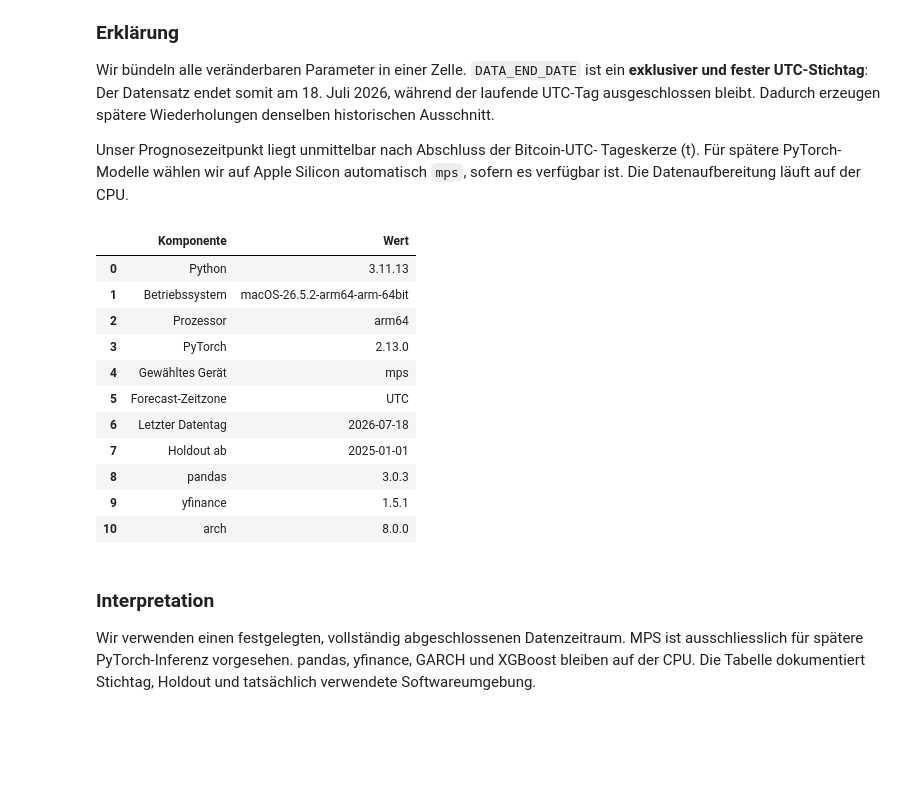
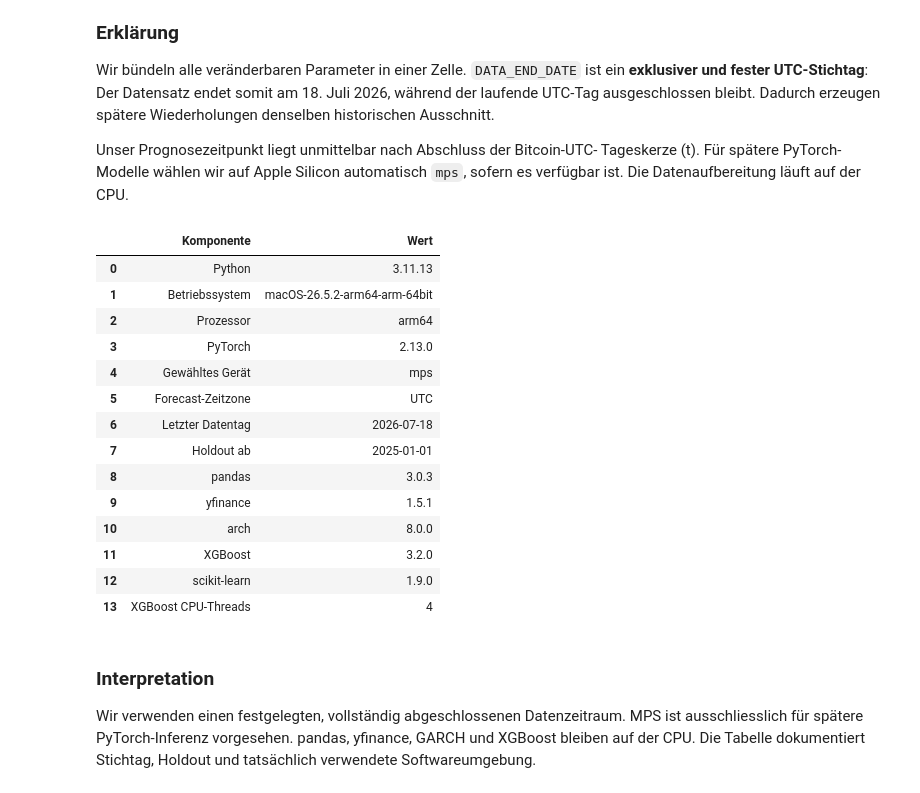
Before and after one commit to Steff72/CSP1, a Jupyter notebook: notebooks/bitcoin_volatility_forecasting.ipynb, the cells around one changed output. Saved outputs shown, nothing was run; the diff lists cells and outputs as text; code cells hidden in the pictures; blank space fills up the shorter version.

```diff
--- a/notebooks/bitcoin_volatility_forecasting.ipynb
+++ b/notebooks/bitcoin_volatility_forecasting.ipynb
@@ -44,6 +45,7 @@ der CPU.
 # %%
 from importlib.metadata import PackageNotFoundError, version
 from pathlib import Path
+import os
 import platform
 import random
 import time
@@ -57,6 +59,7 @@ import requests
 import seaborn as sns
 import yfinance as yf
 from arch import arch_model
+from xgboost import XGBRegressor
 
 # Keep all configuration visible and reproducible
 RANDOM_SEED = 42
@@ -67,6 +70,7 @@ FORECAST_TIMEZONE = "UTC"
 HOLDOUT_START = pd.Timestamp("2025-01-01")
 VALIDATION_YEARS = [2021, 2022, 2023, 2024]
 EVALUATION_STEP_DAYS = 7
+XGBOOST_N_JOBS = max(1, min(4, os.cpu_count() or 1))
 
 # Refuse a cutoff that could include a still-running UTC candle
 data_end_timestamp = pd.Timestamp(DATA_END_DATE)
@@ -144,36 +148,45 @@ environment_table = pd.DataFrame(
             "pandas",
             "yfinance",
             "arch",
+            "XGBoost",
+            "scikit-learn",
+            "XGBoost CPU-Threads",
         ],
         "Wert": [
             platform.python_version(),
             platform.platform(),
             platform.machine(),
             TORCH_VERSION,
             DEVICE,
             FORECAST_TIMEZONE,
             last_included_date.date(),
             HOLDOUT_START.date(),
             installed_version("pandas"),
             installed_version("yfinance"),
             installed_version("arch"),
+            installed_version("xgboost"),
+            installed_version("scikit-learn"),
+            XGBOOST_N_JOBS,
         ],
     }
 )
 display(environment_table)
 # %% [output]
 |  | Komponente | Wert |
 | 0 | Python | 3.11.13 |
 | 1 | Betriebssystem | macOS-26.5.2-arm64-arm-64bit |
 | 2 | Prozessor | arm64 |
 | 3 | PyTorch | 2.13.0 |
 | 4 | Gewähltes Gerät | mps |
 | 5 | Forecast-Zeitzone | UTC |
 | 6 | Letzter Datentag | 2026-07-18 |
 | 7 | Holdout ab | 2025-01-01 |
 | 8 | pandas | 3.0.3 |
 | 9 | yfinance | 1.5.1 |
 | 10 | arch | 8.0.0 |
+| 11 | XGBoost | 3.2.0 |
+| 12 | scikit-learn | 1.9.0 |
+| 13 | XGBoost CPU-Threads | 4 |
 # %% [markdown]
 ### Interpretation
 
```
Also changed, not shown: parts of 18 cells of this notebook, 3 other files.
